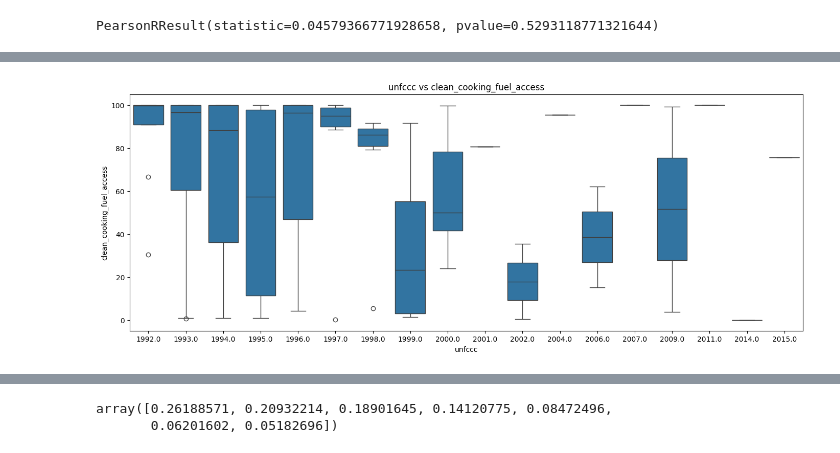
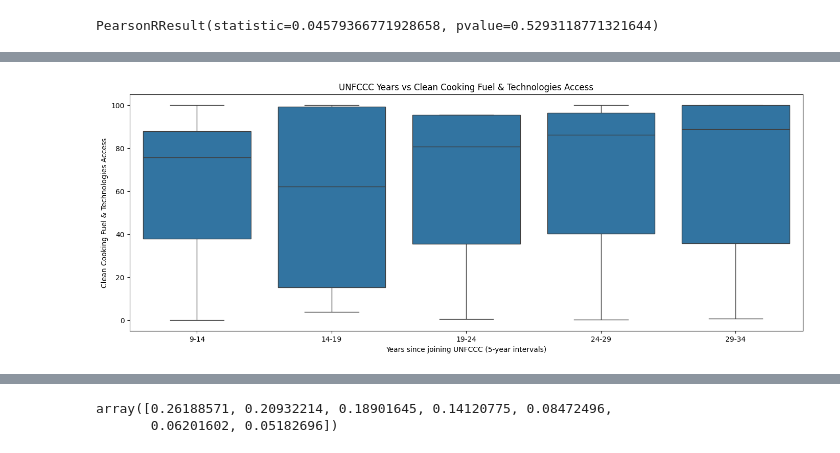
Before and after one commit to luanakimley/low-carbon-development-composite-index, a Jupyter notebook: multivariate_analysis.ipynb, the cells around one changed output, grey strips where cells are left out. Saved outputs shown, nothing was run; the diff lists cells and outputs as text; code cells hidden in the pictures.

```diff
--- a/multivariate_analysis.ipynb
+++ b/multivariate_analysis.ipynb
@@ -12,6 +12,6 @@ import seaborn as sns
 pd.set_option('display.max_columns', None)
 pd.set_option('display.max_rows', None)
 # %%
-lcdci_df = pd.read_csv('lcdci.csv')
+lcdci_df = pd.read_csv('lcdci/lcdci.csv')
 lcdci_df
 # %% [output]
@@ -117,0 +122,5 @@ lcdci_df.head()
+# %%
+max_year = lcdci_df['years_since_unfccc'].max()
+bins = np.arange(lcdci_df['years_since_unfccc'].min(), max_year + 5, 5)
+bin_labels = [f"{int(start)}-{int(end)}" for start, end in zip(bins[:-1], bins[1:])]
+bin_labels
@@ -118 +129,4 @@ lcdci_df.head()
+# %%
+lcdci_df['year_bins'] = pd.cut(lcdci_df['years_since_unfccc'], bins=bins, labels=bin_labels, right=False)
+year_bins = lcdci_df['year_bins']
 # %%
@@ -366,12 +380,12 @@ PearsonRResult(statistic=-0.16382327650829304, pvalue=0.023540799504886828)
 # %%
 plt.figure(figsize=(17, 6))
-sns.boxplot(x=unfccc, y=clean_cooking_fuel_access)
-plt.xlabel('unfccc')
-plt.ylabel('clean_cooking_fuel_access')
-plt.title('unfccc vs clean_cooking_fuel_access')
+sns.boxplot(x=year_bins, y=clean_cooking_fuel_access, data=lcdci_df)
+plt.xlabel('Years since joining UNFCCC (5-year intervals)')
+plt.ylabel('Clean Cooking Fuel & Technologies Access')
+plt.title('UNFCCC Years vs Clean Cooking Fuel & Technologies Access')
 plt.show()
 # %% [output]
-[figure, old version]
+[figure, new version]
 # %%
 corr = pearsonr(unfccc, clean_cooking_fuel_access)
 corr
```
Also changed, not shown: parts of 85 cells of this notebook.
